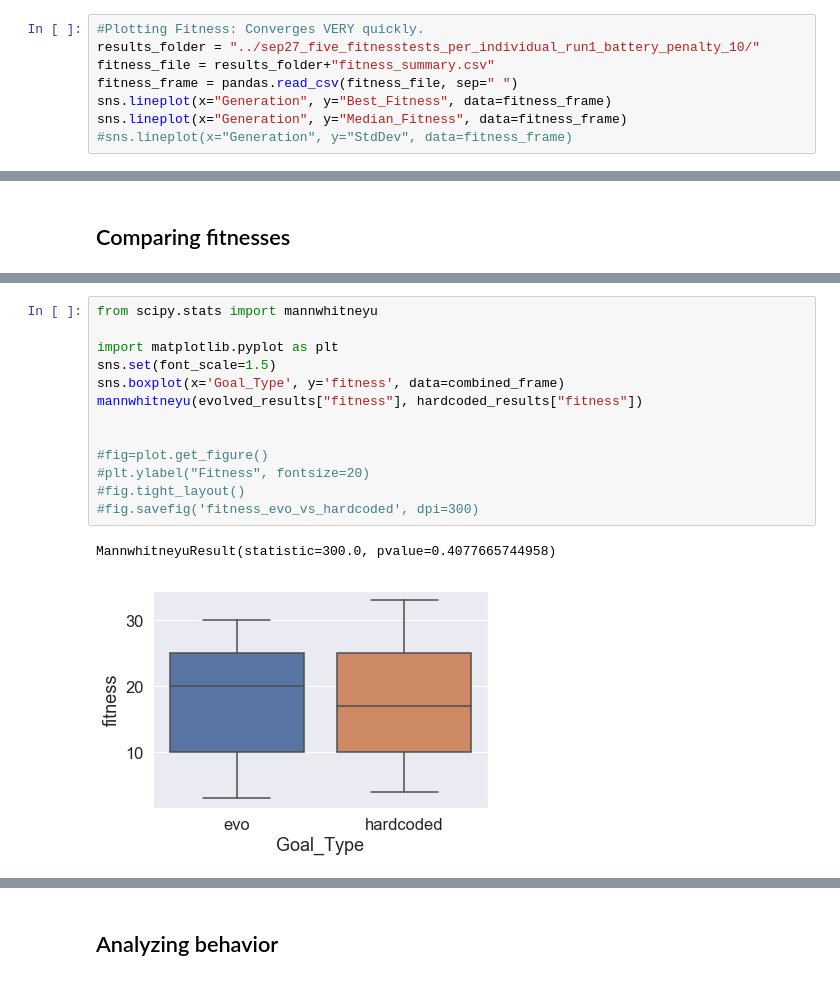
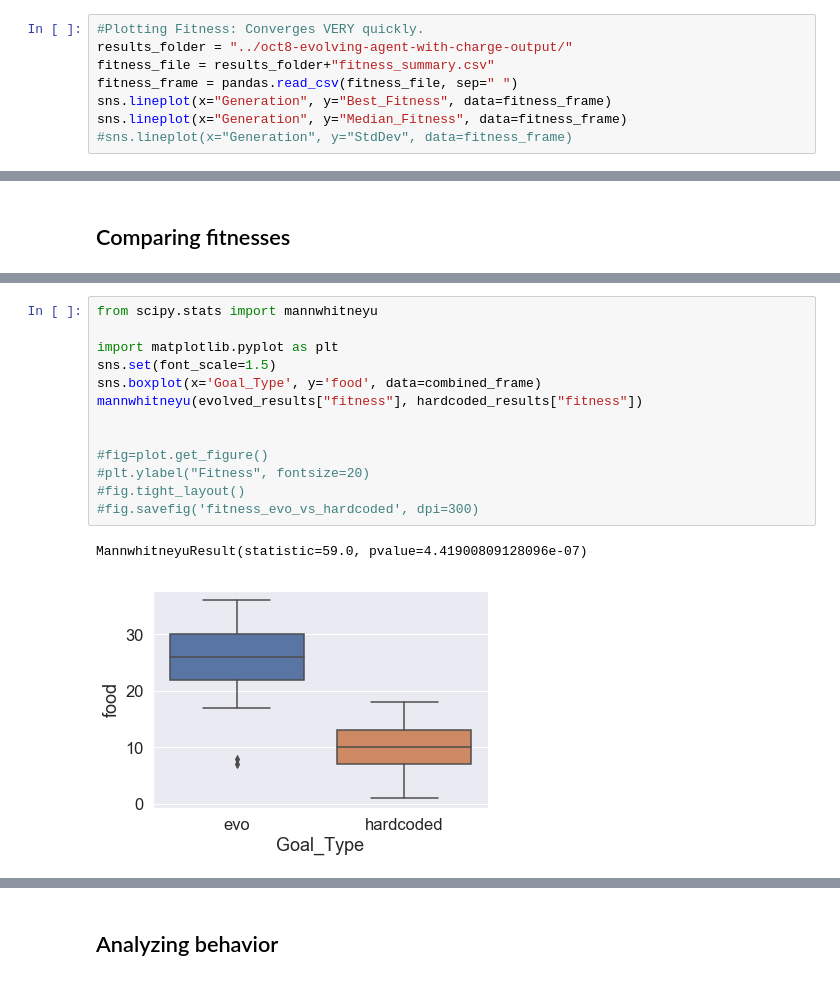
Before and after one commit to kaiolae/dfp_banana, a Jupyter notebook: Direct-Future-Prediction-Keras/notebooks/AnalyzeEvolvedNetwork-aug2-batt100.ipynb, the cells around one changed output, grey strips where cells are left out. Drawn from its saved outputs; the diff is of its cells as text.

```diff
--- a/Direct-Future-Prediction-Keras/notebooks/AnalyzeEvolvedNetwork-aug2-batt100.ipynb
+++ b/Direct-Future-Prediction-Keras/notebooks/AnalyzeEvolvedNetwork-aug2-batt100.ipynb
@@ -32,7 +32,7 @@ def summarize_across_generations(dataframe):
     return compressed_frame
 # %%
 #Plotting Fitness: Converges VERY quickly.
-results_folder = "../sep27_five_fitnesstests_per_individual_run1_battery_penalty_10/"
+results_folder = "../oct8-evolving-agent-with-charge-output/"
 fitness_file = results_folder+"fitness_summary.csv"
 fitness_frame = pandas.read_csv(fitness_file, sep=" ")
 sns.lineplot(x="Generation", y="Best_Fitness", data=fitness_frame)
@@ -147,16 +147,16 @@ print(combined_frame)
 # %%
 from scipy.stats import mannwhitneyu
 
 import matplotlib.pyplot as plt
 sns.set(font_scale=1.5)
-sns.boxplot(x='Goal_Type', y='fitness', data=combined_frame)
+sns.boxplot(x='Goal_Type', y='food', data=combined_frame)
 mannwhitneyu(evolved_results["fitness"], hardcoded_results["fitness"])
 
 
 #fig=plot.get_figure()
 #plt.ylabel("Fitness", fontsize=20)
 #fig.tight_layout()
 #fig.savefig('fitness_evo_vs_hardcoded', dpi=300)
 # %% [output]
-MannwhitneyuResult(statistic=300.0, pvalue=0.4077665744958)
+MannwhitneyuResult(statistic=59.0, pvalue=4.41900809128096e-07)
-[figure, old version]
+[figure, new version]
```
Also changed, not shown: parts of 16 cells of this notebook, 16 other files.
